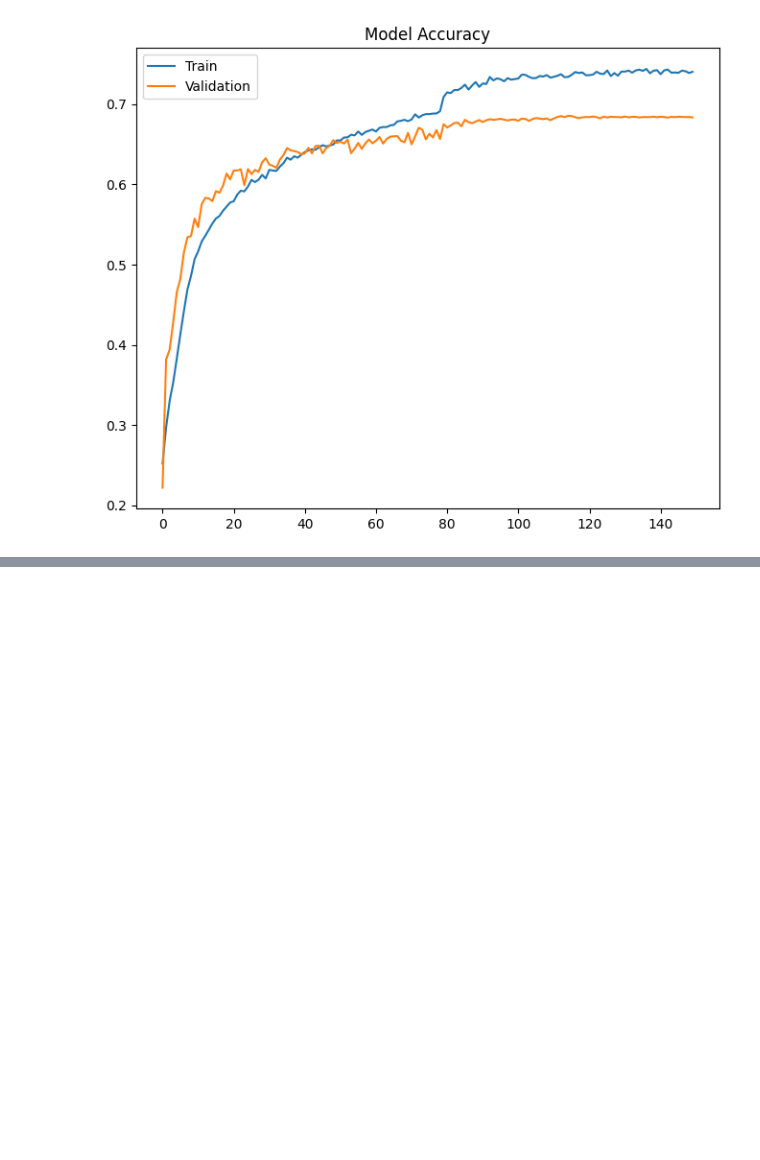
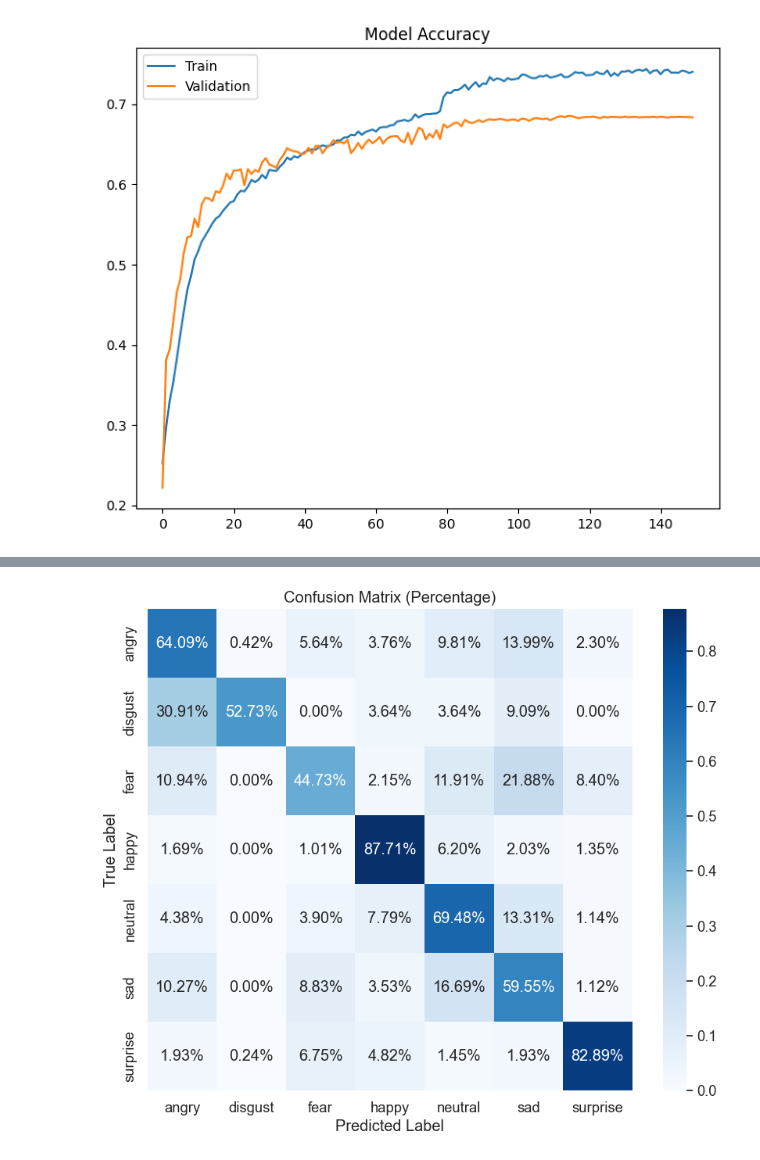
Before and after one commit to HuynhBaThuan/Final_DATN, a Jupyter notebook: ipynb/EmotionImplement (1).ipynb, the cells around one changed output, grey strips where cells are left out. Saved outputs shown, nothing was run; the diff lists cells and outputs as text; code cells hidden in the pictures; blank space fills up the shorter version.

```diff
--- a/ipynb/EmotionImplement (1).ipynb
+++ b/ipynb/EmotionImplement (1).ipynb
@@ -329,0 +431,13 @@ files.download('training_history_17_5.pkl')
+# %%
+conf_matrix_normalized = conf_matrix.astype('float') / conf_matrix.sum(axis=1)[:, np.newaxis]
+
+# Vẽ ma trận nhầm lẫn với các giá trị phần trăm
+plt.figure(figsize=(10, 8))
+sns.set(font_scale=1.2)  # Cài đặt kích thước font
+sns.heatmap(conf_matrix_normalized, annot=True, fmt='.2%', cmap='Blues', xticklabels=emotions, yticklabels=emotions)
+plt.xlabel('Predicted Label')
+plt.ylabel('True Label')
+plt.title('Confusion Matrix (Percentage)')
+plt.show()
+# %% [output]
+[figure, added]
```
Also changed, not shown: parts of 13 cells of this notebook, 2 other files.
